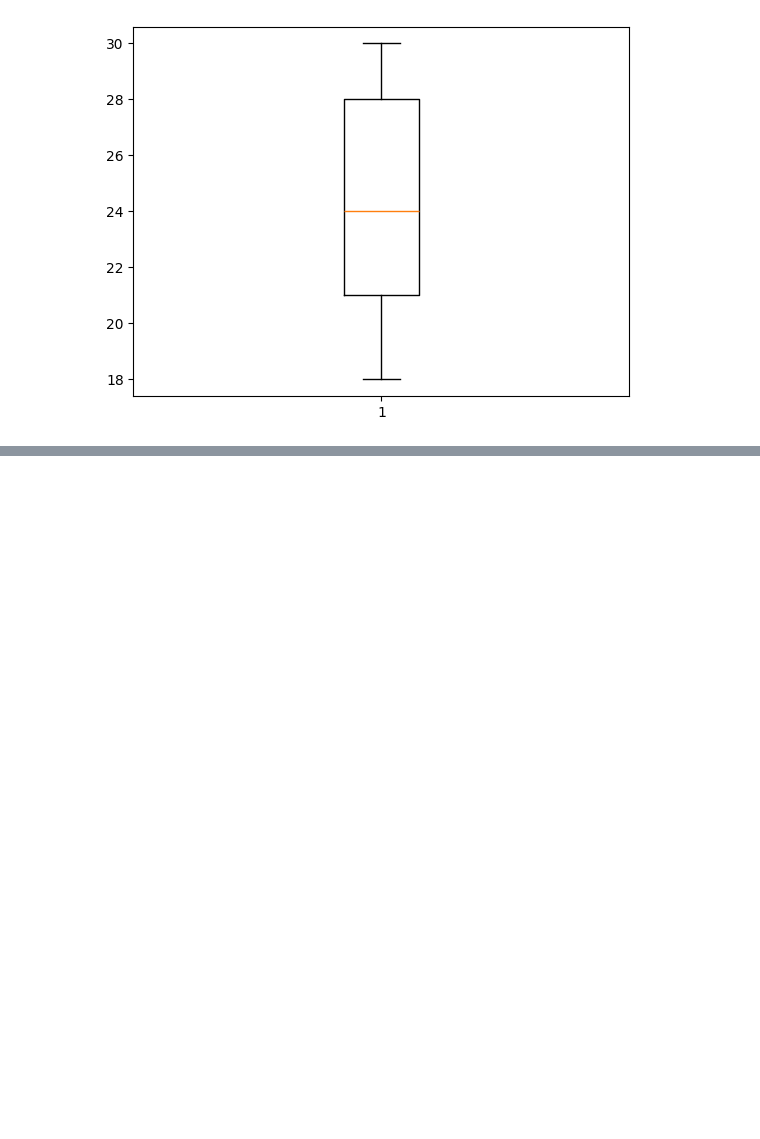
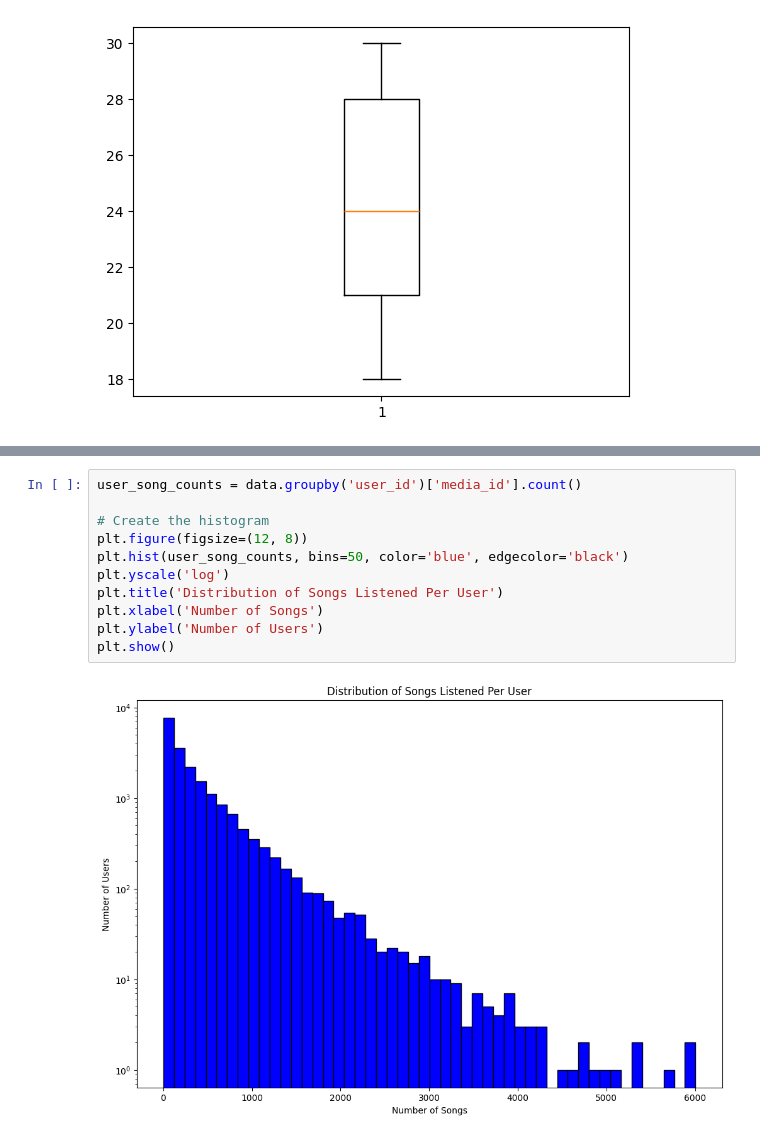
Before and after one commit to rafinchen/recommender_systems, a Jupyter notebook: data-prep.ipynb, the cells around one changed output, grey strips where cells are left out. Drawn from its saved outputs; the diff is of its cells as text; blank space fills up the shorter version.

```diff
--- a/data-prep.ipynb
+++ b/data-prep.ipynb
@@ -172,0 +163,13 @@ plt.boxplot(data['user_age']) # no outliers here. Ages between 18 and 30
+# %%
+user_song_counts = data.groupby('user_id')['media_id'].count()
+
+# Create the histogram
+plt.figure(figsize=(12, 8))
+plt.hist(user_song_counts, bins=50, color='blue', edgecolor='black')
+plt.yscale('log')
+plt.title('Distribution of Songs Listened Per User')
+plt.xlabel('Number of Songs')
+plt.ylabel('Number of Users')
+plt.show()
+# %% [output]
+[figure, added]
```
Also changed, not shown: parts of 14 cells of this notebook.
